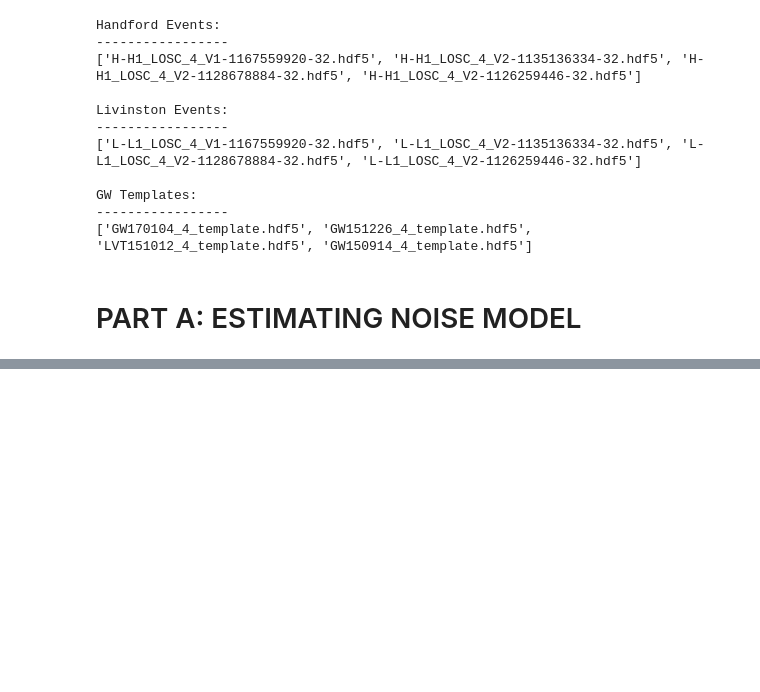
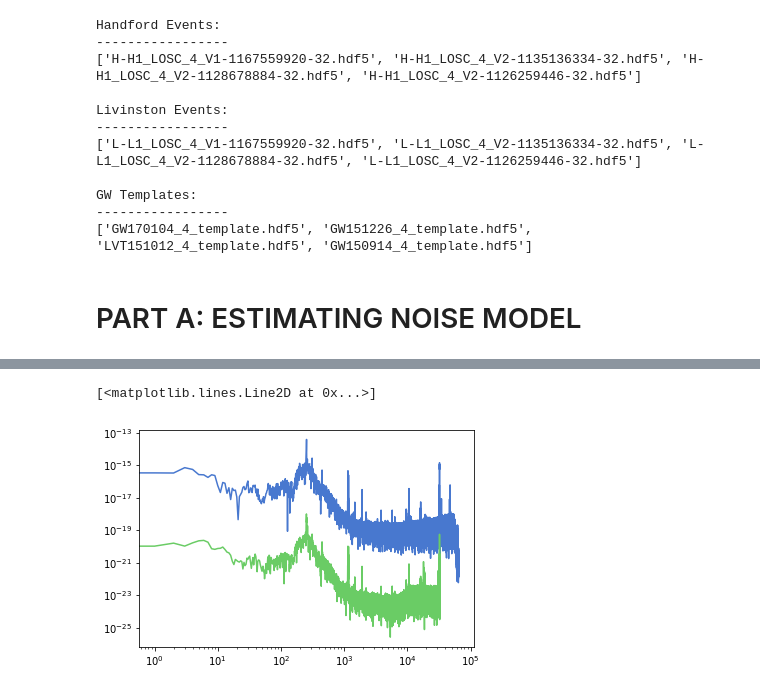
Before and after one commit to lazdam/Computational-Physics, a Jupyter notebook: problem_sets/ps6/ps6_clean.ipynb, the cells around one changed output, grey strips where cells are left out. Saved outputs shown, nothing was run; the diff lists cells and outputs as text; code cells hidden in the pictures; blank space fills up the shorter version.

```diff
--- a/problem_sets/ps6/ps6_clean.ipynb
+++ b/problem_sets/ps6/ps6_clean.ipynb
@@ -221,0 +144,22 @@ plt.show()
+# %%
+def make_window(n):
+    x=np.linspace(-np.pi,np.pi,n)
+    return 0.5+0.5*np.cos(x)
+
+def make_flat_window(n,m):
+    tmp=make_window(m)
+    win=np.ones(n)
+    mm=m//2
+    win[:mm]=tmp[:mm]
+    win[-mm:]=tmp[-mm:]
+    return win
+
+def planck_taper_window(N, eps = 0.1):
+    # Wrote this manually. Taken from https://en.wikipedia.org/wiki/Window_function.
+    func = np.ones(N)
+    n = np.arange(N)
+    func[0] = 0
+    func[-1] = 0
+    func[1:int(eps*N)] = (1  + np.exp((eps*N/n[1:int(eps*N)]) - (eps*N/(eps*N - n[1:int(eps*N)]))))**(-1)
+    func[-int(eps*N):-1] = ((1  + np.exp((eps*N/n[1:int(eps*N)]) - (eps*N/(eps*N - n[1:int(eps*N)]))))**(-1))[::-1]
+    return func
@@ -221,0 +198,25 @@ plt.show()
+# %%
+def gauss_kernel(freqs, sigma):
+
+    kernel = np.exp(-(freqs)**2 / (2*sigma **2))/(np.sqrt(2*np.pi*sigma**2))
+
+    return kernel
+# %%
+kernel_for_ps = gauss_kernel(freqs, 0.1)
+
+window = planck_taper_window(Npts)
+
+sft = np.fft.rfft(window*strain_H)
+
+convolved_ps = np.fft.rfft(np.fft.ifft(sft)*np.fft.ifft(kernel_for_ps))
+
+#denom = np.sum(np.abs(convolved_ps))
+conv = np.abs(convolved_ps)
+
+
+
+plt.loglog(np.abs(sft))
+plt.loglog(conv)
+# %% [output]
+[<matplotlib.lines.Line2D at 0x...>]
+[figure, added]
```
Also changed, not shown: parts of 18 cells of this notebook.
